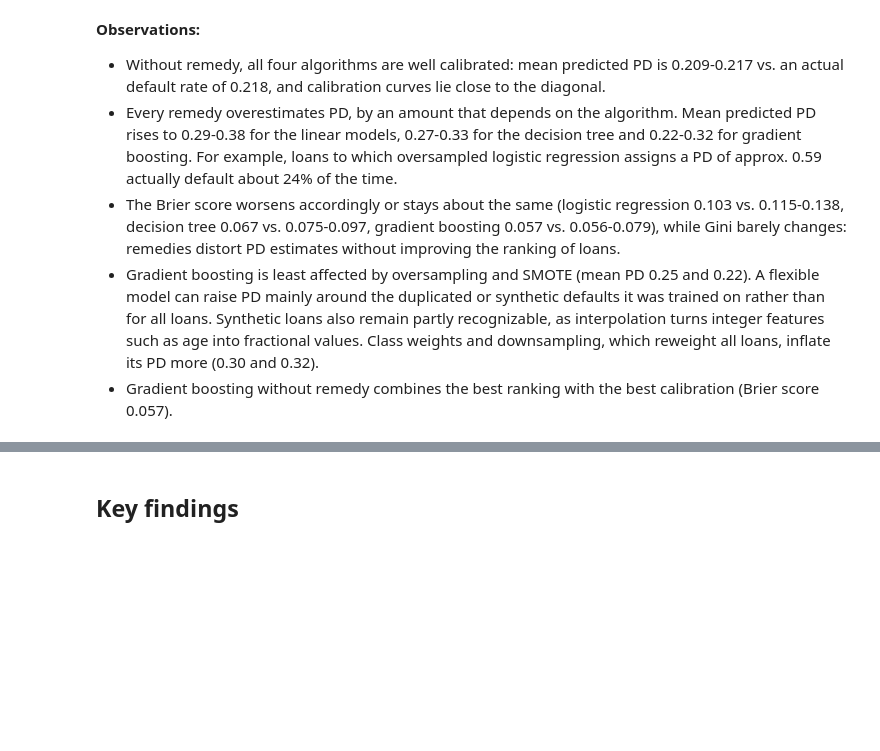
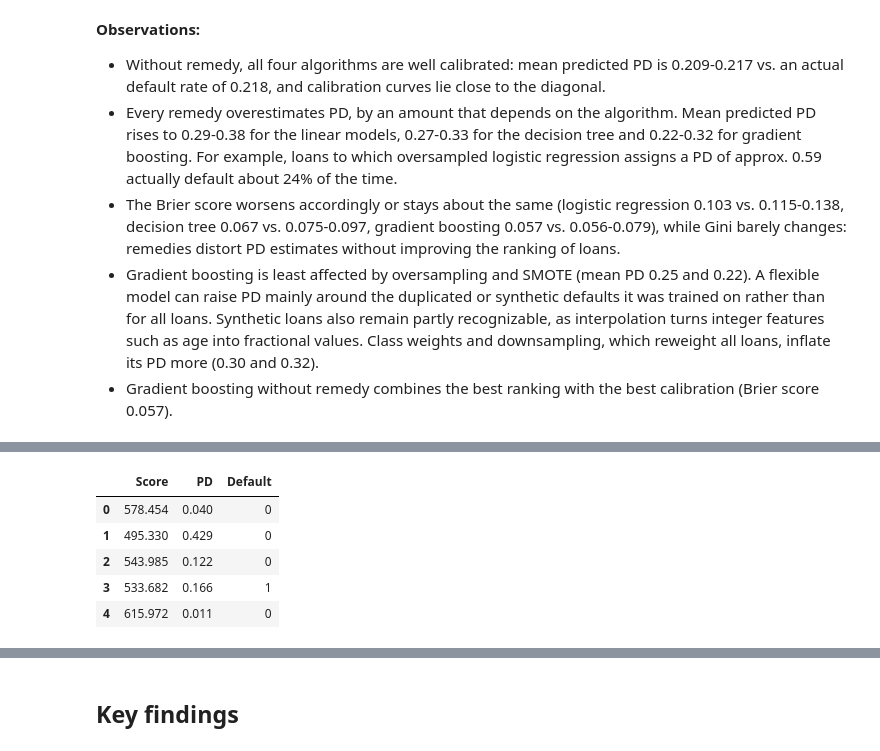
Before and after one commit to DamienMuller/Credit-default-prediction, a Jupyter notebook: Loan_prediction.ipynb, the cells around one changed output, grey strips where cells are left out. Cells and saved outputs as stored; diff of their text form; code cells hidden in the pictures; blank space fills up the shorter version.

```diff
--- a/Loan_prediction.ipynb
+++ b/Loan_prediction.ipynb
@@ -738,0 +864,11 @@ plt.show()
+# %%
+# Scores and PDs of the first test set loans
+pd.DataFrame({'Score': scorecard.score(x_test.head()), 'PD': scorecard_tuned.predict_proba(x_test.head())[:, 1],
+              'Default': y_test.head().values})
+# %% [output]
+|  | Score | PD | Default |
+| 0 | 578.454 | 0.040 | 0 |
+| 1 | 495.330 | 0.429 | 0 |
+| 2 | 543.985 | 0.122 | 0 |
+| 3 | 533.682 | 0.166 | 1 |
+| 4 | 615.972 | 0.011 | 0 |
```
Also changed, not shown: parts of 11 cells of this notebook, 15 other files.
